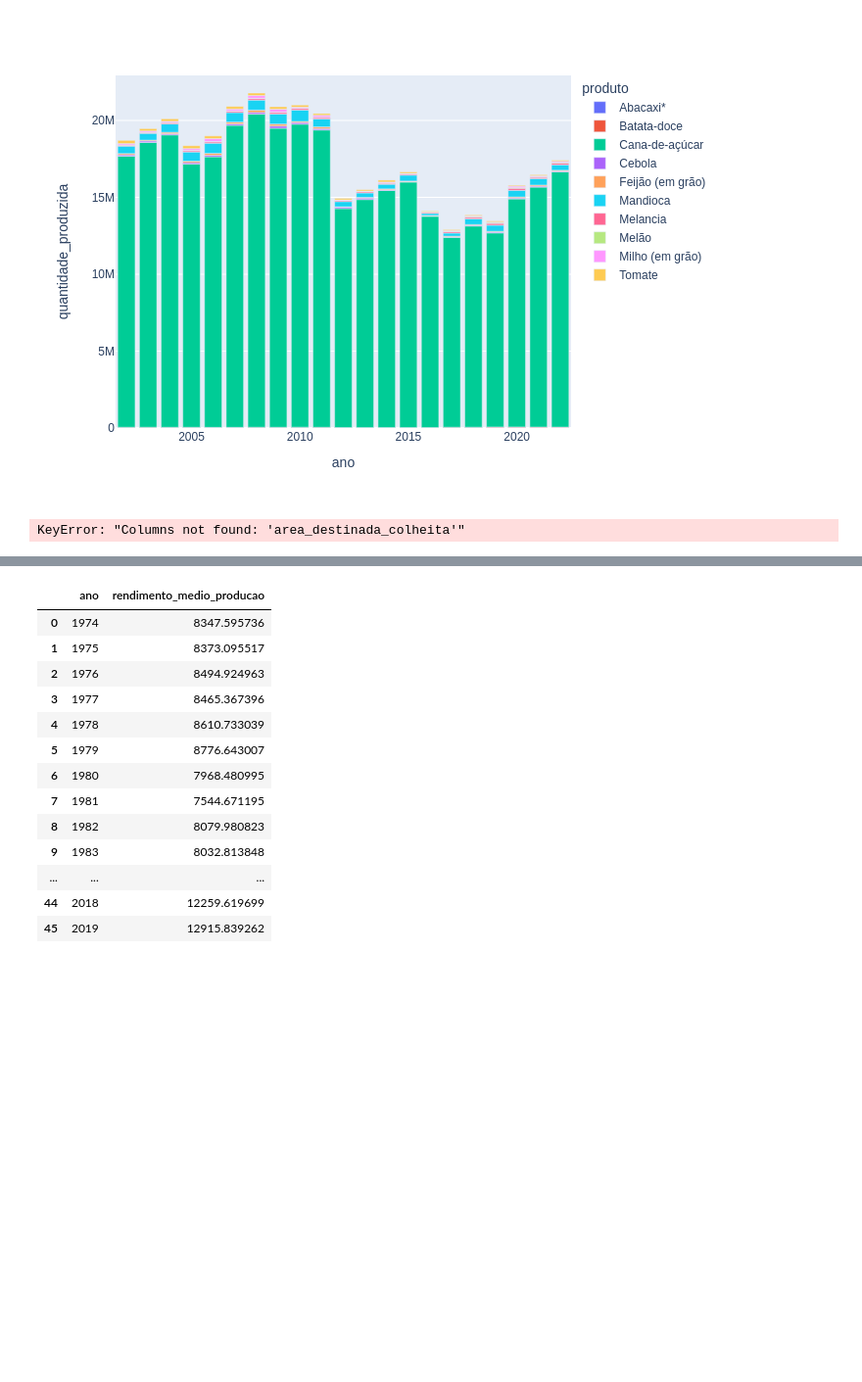
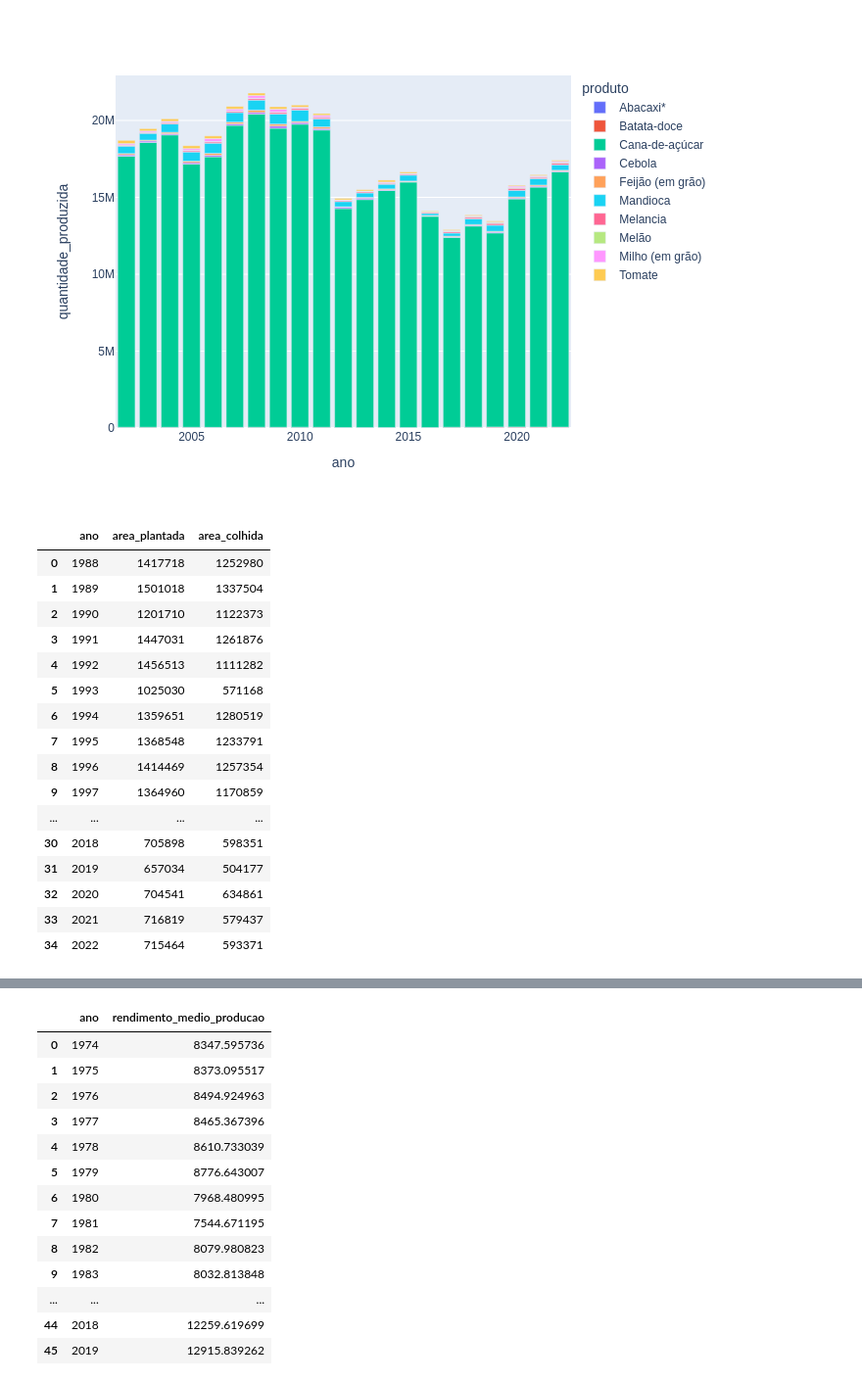
Before and after one commit to luizantoniont/analises-exploratorias-dados, a Jupyter notebook: EDA_pam_temporarias.ipynb, the cells around one changed output, grey strips where cells are left out. Shown at 98% size. Cells and saved outputs as stored; diff of their text form; code cells hidden in the pictures; blank space fills up the shorter version.

```diff
--- a/EDA_pam_temporarias.ipynb
+++ b/EDA_pam_temporarias.ipynb
@@ -231,8 +235,24 @@ fig.show('png')
 # %% [output]
 [figure]
 # %%
-df_area_por_ano = df[df['ano'] > 1987].groupby('ano')[['area_destinada_colheita', 'area_colhida']].sum().reset_index()
+df_area_por_ano = df[df['ano'] > 1987].groupby('ano')[['area_plantada', 'area_colhida']].sum().reset_index()
 df_area_por_ano
 # %% [output]
-KeyError: "Columns not found: 'area_destinada_colheita'"
+|  | ano | area_plantada | area_colhida |
+| 0 | 1988 | 1417718 | 1252980 |
+| 1 | 1989 | 1501018 | 1337504 |
+| 2 | 1990 | 1201710 | 1122373 |
+| 3 | 1991 | 1447031 | 1261876 |
+| 4 | 1992 | 1456513 | 1111282 |
+| 5 | 1993 | 1025030 | 571168 |
+| 6 | 1994 | 1359651 | 1280519 |
+| 7 | 1995 | 1368548 | 1233791 |
+| 8 | 1996 | 1414469 | 1257354 |
+| 9 | 1997 | 1364960 | 1170859 |
+| ... | ... | ... | ... |
+| 30 | 2018 | 705898 | 598351 |
+| 31 | 2019 | 657034 | 504177 |
+| 32 | 2020 | 704541 | 634861 |
+| 33 | 2021 | 716819 | 579437 |
+| 34 | 2022 | 715464 | 593371 |
 # %%
```
Also changed, not shown: parts of 9 cells of this notebook.
